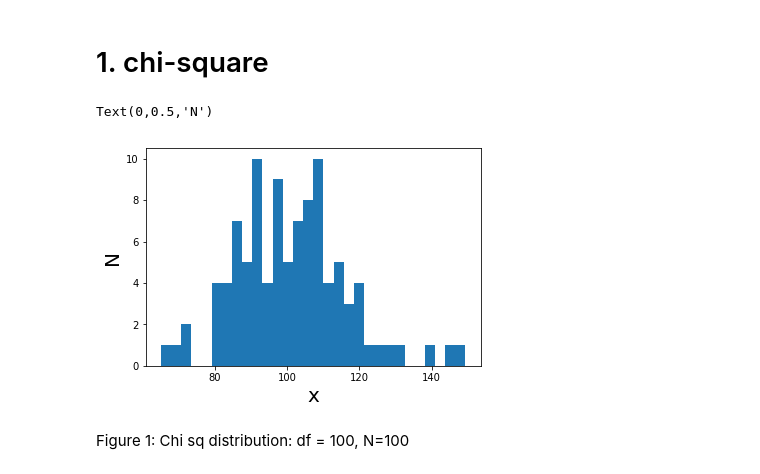
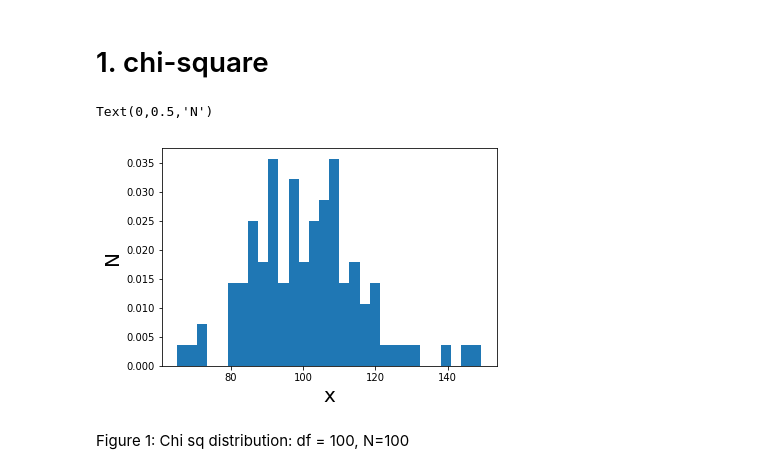
Before and after one commit to fagan2888/PUI2018_xj655, a Jupyter notebook: HW4_xj655/HW4_Assignment1_xj655.ipynb, the cells around one changed output. Saved outputs shown, nothing was run; the diff lists cells and outputs as text; code cells hidden in the pictures.

```diff
--- a/HW4_xj655/HW4_Assignment1_xj655.ipynb
+++ b/HW4_xj655/HW4_Assignment1_xj655.ipynb
@@ -41,17 +41,17 @@ mysize,mysize.shape
 # %%
 import numpy as np
 df =  mymean
 md = {}
 np.random.seed(22)
 md['chisq'] = np.random.chisquare(df, size=100)
 #df is degree of freedom, and it is accidentlly equal to mean in chisquare
 #np.random.chisquare?
-plt.hist(md['chisq'], bins = 30)
+plt.hist(md['chisq'], bins = 30,normed=True)
 plt.xlabel("x",fontsize=20)
 plt.ylabel("N",fontsize=20)
 # %% [output]
 Text(0,0.5,'N')
-[figure, old version]
+[figure, new version]
 # %% [markdown]
 
 Figure 1: Chi sq distribution: df = 100, N=100
```
Also changed, not shown: parts of 2 cells of this notebook, 6 other files.
